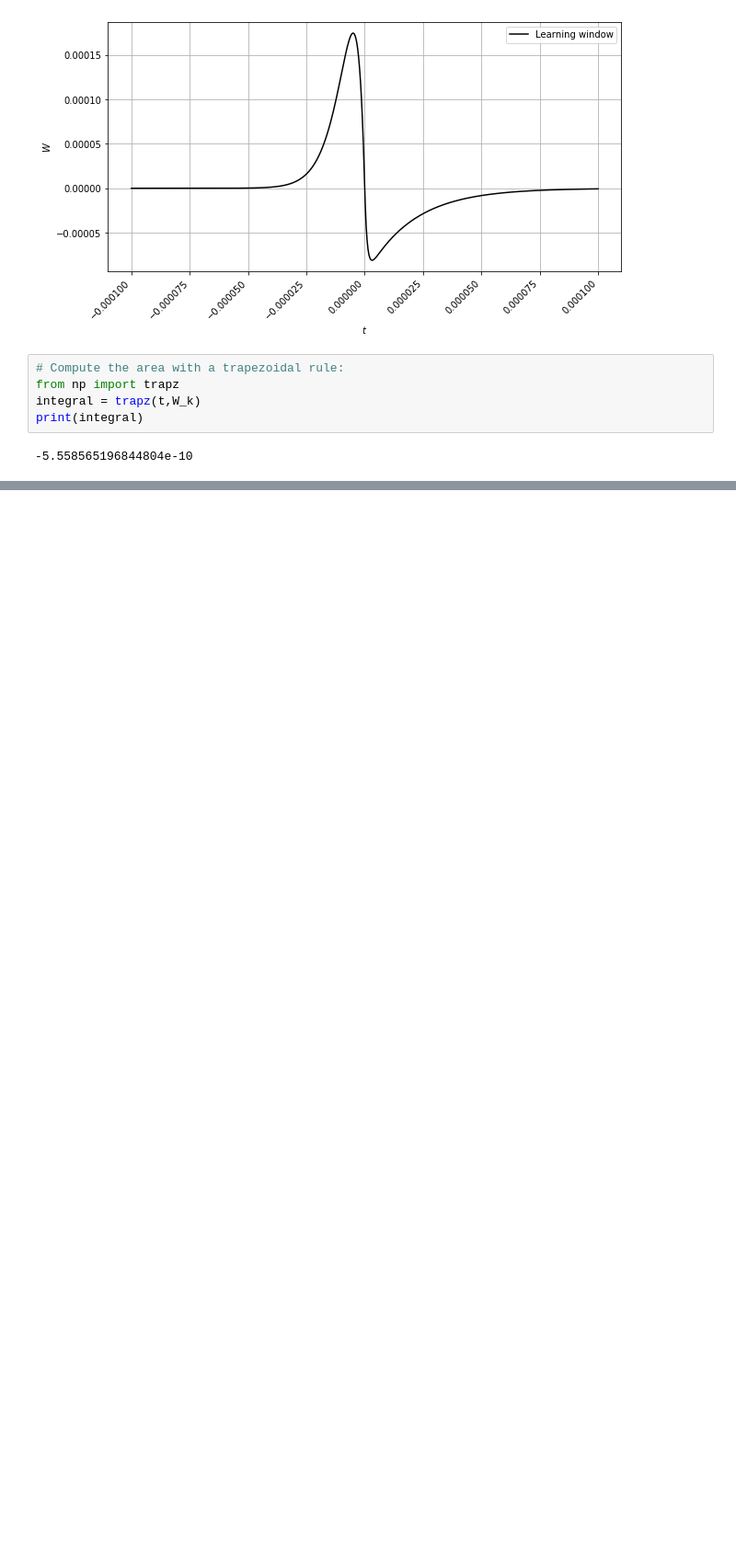
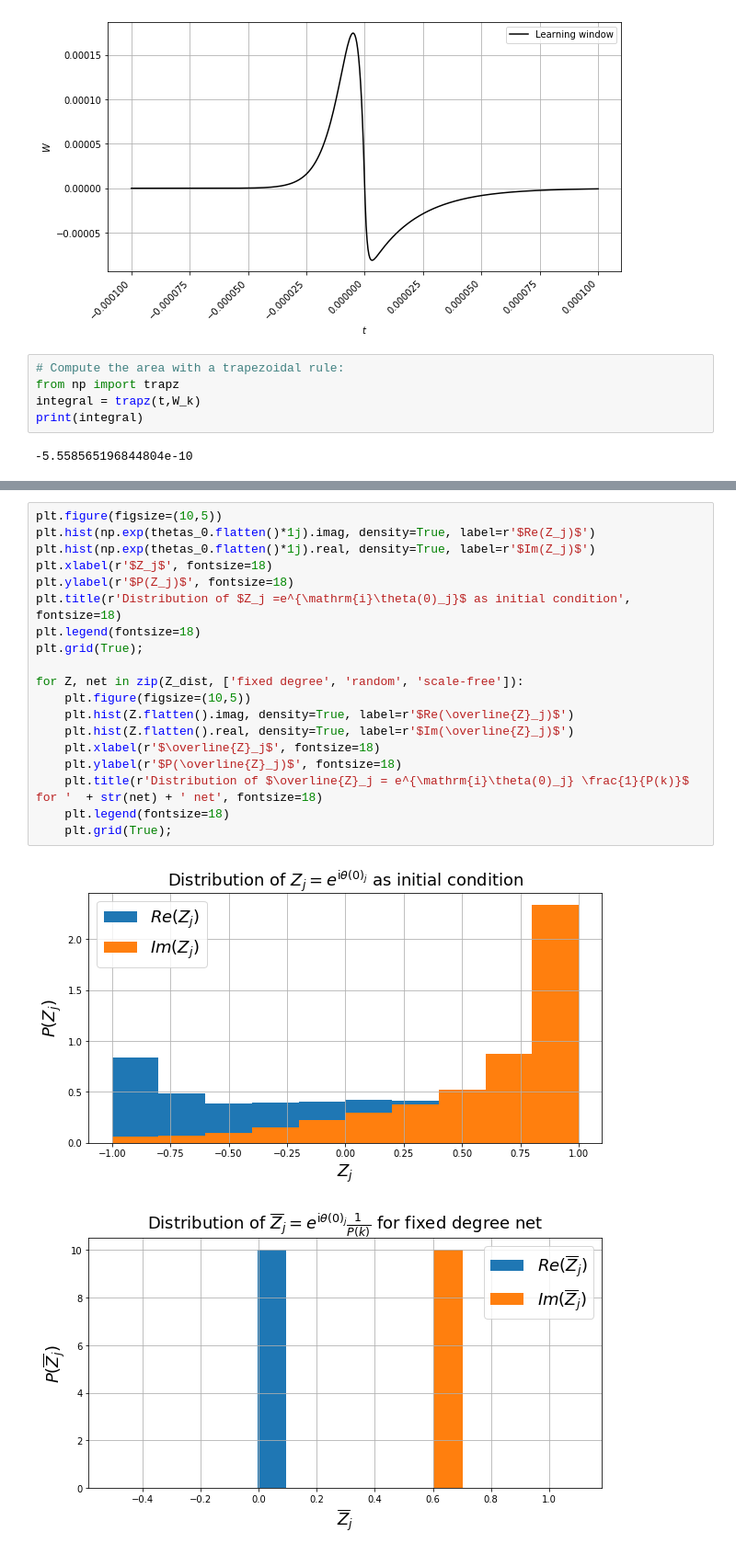
Before and after one commit to simonaertssen/AdaptiveNeuronalNetworks, a Jupyter notebook: Meetings/Notes meeting _10_2020.ipynb, the cells around one changed output, grey strips where cells are left out. Shown at 92% size. Drawn from its saved outputs; the diff is of its cells as text; blank space fills up the shorter version.

```diff
--- a/Meetings/Notes meeting _10_2020.ipynb
+++ b/Meetings/Notes meeting _10_2020.ipynb
@@ -310,0 +474,22 @@ Scale-free:
+# %%
+plt.figure(figsize=(10,5))
+plt.hist(np.exp(thetas_0.flatten()*1j).imag, density=True, label=r'$Re(Z_j)$')
+plt.hist(np.exp(thetas_0.flatten()*1j).real, density=True, label=r'$Im(Z_j)$')
+plt.xlabel(r'$Z_j$', fontsize=18)
+plt.ylabel(r'$P(Z_j)$', fontsize=18)
+plt.title(r'Distribution of $Z_j =e^{\mathrm{i}\theta(0)_j}$ as initial condition', fontsize=18)
+plt.legend(fontsize=18)
+plt.grid(True);
+
+for Z, net in zip(Z_dist, ['fixed degree', 'random', 'scale-free']):
+    plt.figure(figsize=(10,5))
+    plt.hist(Z.flatten().imag, density=True, label=r'$Re(\overline{Z}_j)$')
+    plt.hist(Z.flatten().real, density=True, label=r'$Im(\overline{Z}_j)$')
+    plt.xlabel(r'$\overline{Z}_j$', fontsize=18)
+    plt.ylabel(r'$P(\overline{Z}_j)$', fontsize=18)
+    plt.title(r'Distribution of $\overline{Z}_j = e^{\mathrm{i}\theta(0)_j} \frac{1}{P(k)}$ for '  + str(net) + ' net', fontsize=18)
+    plt.legend(fontsize=18)
+    plt.grid(True);
+# %% [output]
+[figure, added]
+[figure, added]
```
Also changed, not shown: parts of 31 cells of this notebook, 11 other files.
